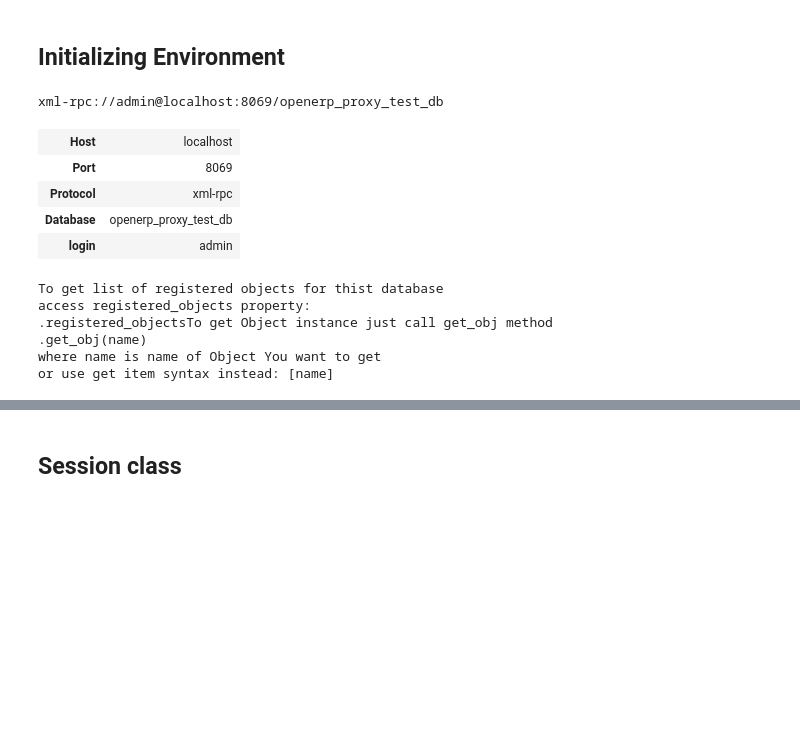
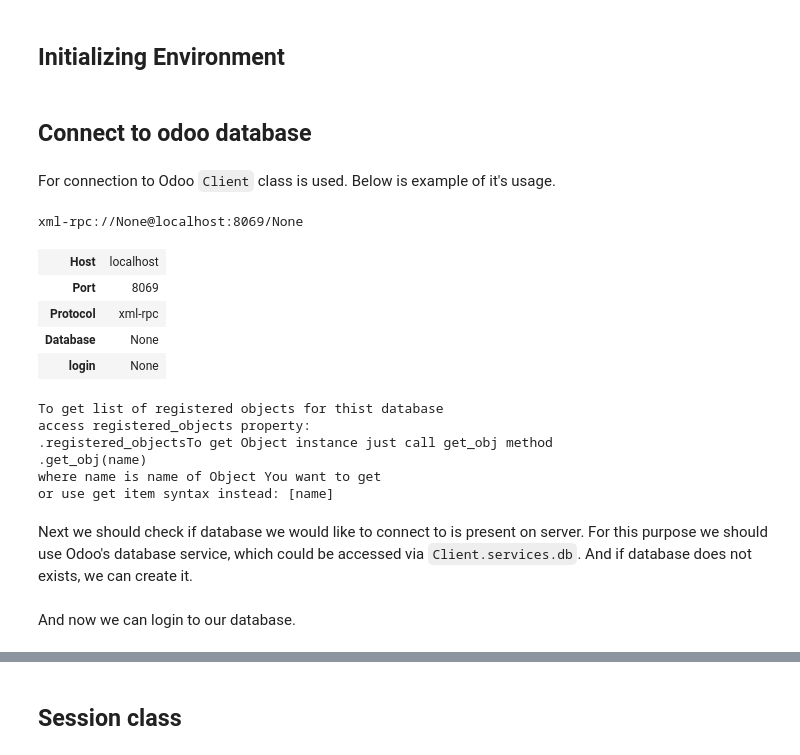
Before and after one commit to katyukha/odoo-rpc-client, a Jupyter notebook: examples/Examples & HTML tests.ipynb, the cells around one changed output, grey strips where cells are left out. Saved outputs shown, nothing was run; the diff lists cells and outputs as text; code cells hidden in the pictures; blank space fills up the shorter version.

Commit message:
``python setup.py test`` now works. + Doc improvements.

````diff
--- a/examples/Examples & HTML tests.ipynb
+++ b/examples/Examples & HTML tests.ipynb
@@ -2,43 +2,3 @@
 # Example of HTML capabilities of project inside IPython notebook
 # %% [markdown]
 ## Initializing Environment
-# %%
-# import extensions first (they modify Session and Client classes)
-from openerp_proxy.ext.all import HField
-
-from openerp_proxy.core import Client
-import openerp_proxy.plugins.module_utils # Enable module_utils plugin
-
-from openerp_proxy.session import Session
-
-# connect to local instance of server
-cl = Client('localhost')
-
-# check if our demo database exists
-if 'openerp_proxy_test_db' not in cl.services.db:
-    # create demo database
-    cl.services.db.create_db('admin', 'openerp_proxy_test_db', demo=True, lang='en_US')
-
-# login to created database
-ldb = cl.login('openerp_proxy_test_db', 'admin', 'admin')  # all this arguments could be passed directly to Client constructor.
-
-# Note that both 'cl' and 'ldb' are instances of same class
-# the difference is in presense of database connection args.
-# cl have no them, but ldb have it.
-assert(type(cl) == type(ldb))
-
-# and let's look how it is displayed in IPython
-ldb
-# %% [output]
-xml-rpc://admin@localhost:8069/openerp_proxy_test_db
-| Host | localhost |
-| Port | 8069 |
-| Protocol | xml-rpc |
-| Database | openerp_proxy_test_db |
-| login | admin |
-To get list of registered objects for thist database
-access registered_objects property:
-.registered_objectsTo get Object instance just call get_obj method
-.get_obj(name)
-where name is name of Object You want to get
-or use get item syntax instead: [name]
@@ -44,0 +15,24 @@ or use get item syntax instead: [name]
+# %% [markdown]
+## Connect to odoo database
+# %% [markdown]
+For connection to Odoo ```Client``` class is used. Below is example of it's usage.
+# %%
+cl = Client('localhost')  # connect to local instance of server
+cl
+# %% [output]
+xml-rpc://None@localhost:8069/None
+| Host | localhost |
+| Port | 8069 |
+| Protocol | xml-rpc |
+| Database | None |
+| login | None |
+To get list of registered objects for thist database
+access registered_objects property:
+.registered_objectsTo get Object instance just call get_obj method
+.get_obj(name)
+where name is name of Object You want to get
+or use get item syntax instead: [name]
+# %% [markdown]
+Next we should check if database we would like to connect to is present on server.
+For this purpose we should use Odoo's database service, which could be accessed via ```Client.services.db```.
+And if database does not exists, we can create it.
@@ -44,0 +44,2 @@ or use get item syntax instead: [name]
+# %% [markdown]
+And now we can login to our database.
````
Also changed, not shown: parts of 4 cells of this notebook, 16 other files.
